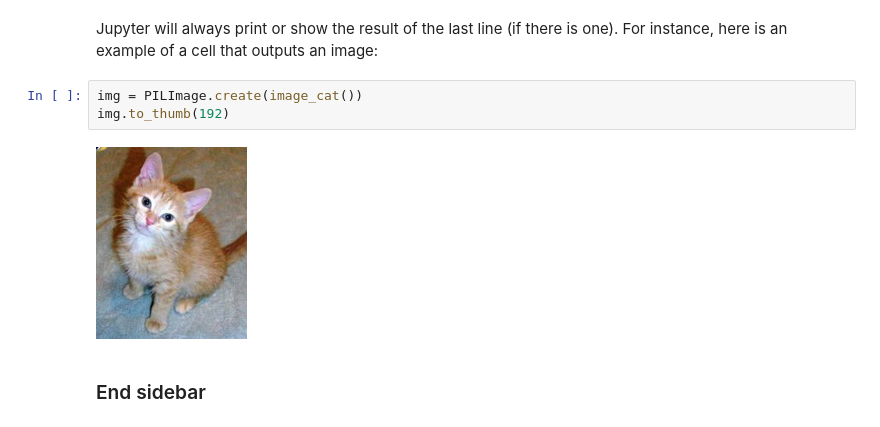
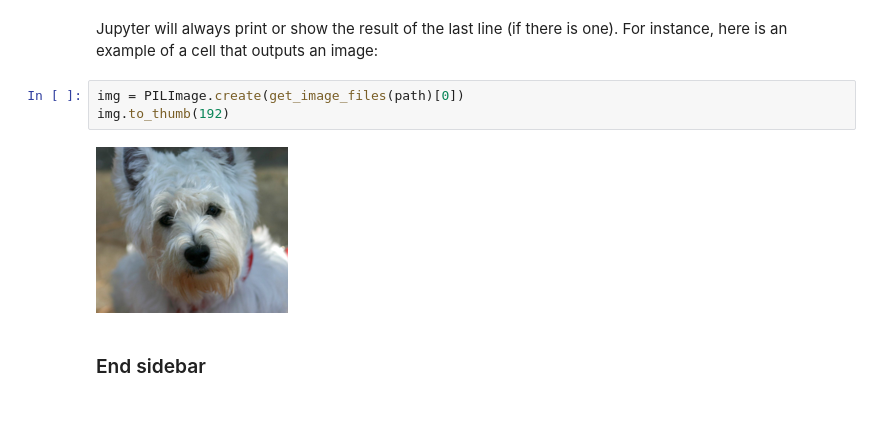
Before and after one commit to Sybe3/PrivacyPolicy_1, a Jupyter notebook: 01_intro.ipynb, the cells around one changed output. Saved outputs shown, nothing was run; the diff lists cells and outputs as text.

```diff
--- a/01_intro.ipynb
+++ b/01_intro.ipynb
@@ -260,10 +260,10 @@ You just saw how a cell that outputs a table looks inside the book. Here is an e
 # %% [markdown]
 Jupyter will always print or show the result of the last line (if there is one). For instance, here is an example of a cell that outputs an image:
 # %%
-img = PILImage.create(image_cat())
+img = PILImage.create(get_image_files(path)[0])
 img.to_thumb(192)
 # %% [output]
-[figure, old version]
+[figure, new version]
 # %% [markdown]
 ### End sidebar
 # %% [markdown]
```
Also changed, not shown: parts of 6 cells of this notebook.
